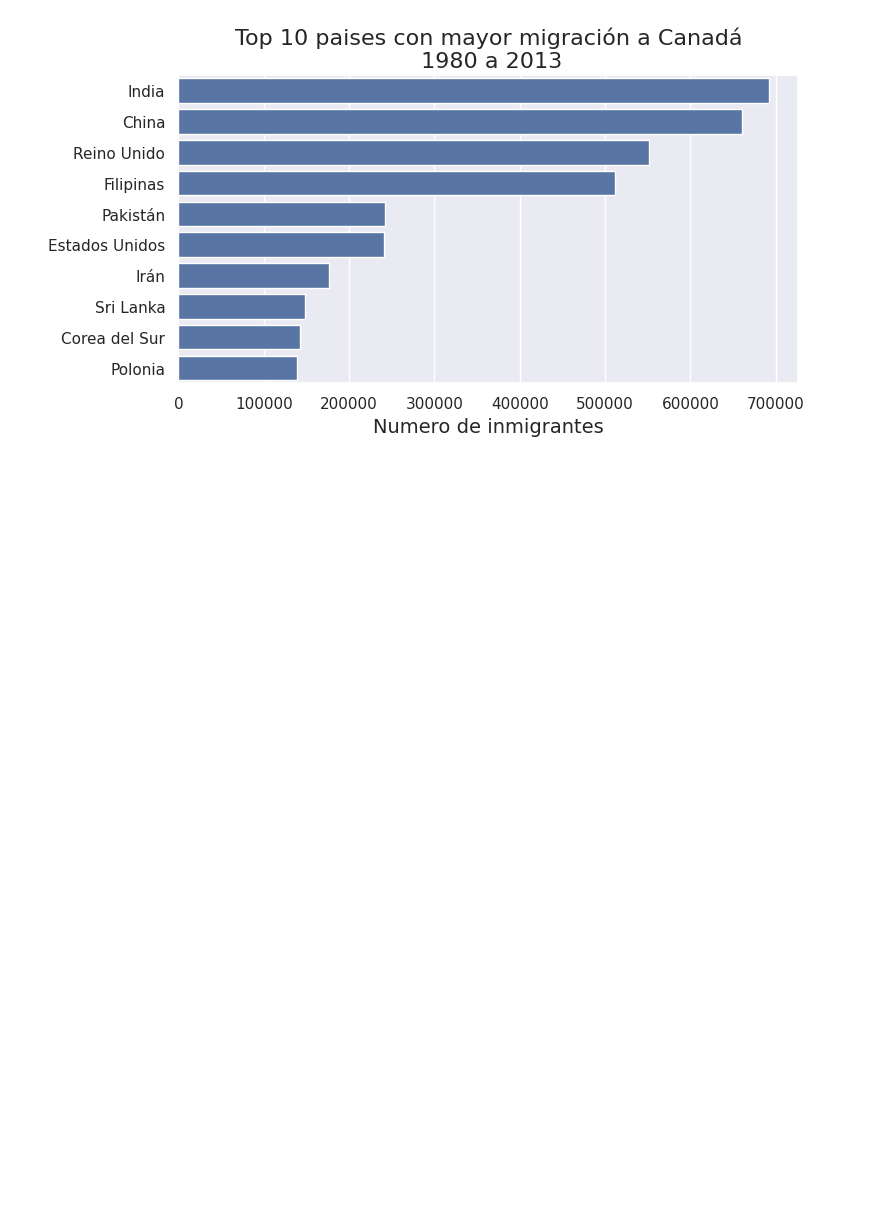
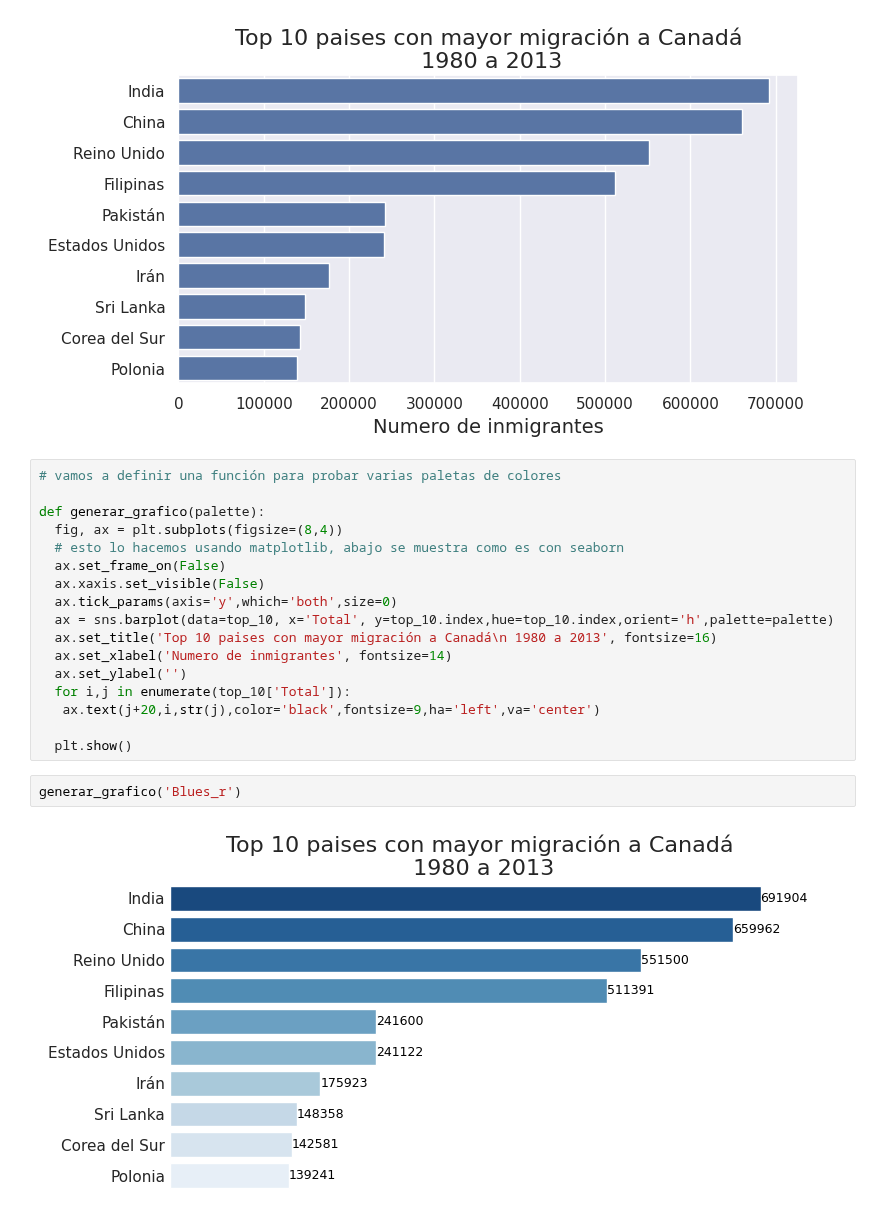
Before and after one commit to Monica-Restrepo/clases-programacion, a Jupyter notebook: Visualizacion_datos_python.ipynb, the cells around one changed output. Saved outputs shown, nothing was run; the diff lists cells and outputs as text; blank space fills up the shorter version.

```diff
--- a/Visualizacion_datos_python.ipynb
+++ b/Visualizacion_datos_python.ipynb
@@ -709,3 +709,24 @@ ax.set_ylabel('')
 plt.show()
 # %% [output]
 [figure]
+# %%
+# vamos a definir una función para probar varias paletas de colores
+
+def generar_grafico(palette):
+  fig, ax = plt.subplots(figsize=(8,4))
+  # esto lo hacemos usando matplotlib, abajo se muestra como es con seaborn
+  ax.set_frame_on(False)
+  ax.xaxis.set_visible(False)
+  ax.tick_params(axis='y',which='both',size=0)
+  ax = sns.barplot(data=top_10, x='Total', y=top_10.index,hue=top_10.index,orient='h',palette=palette)
+  ax.set_title('Top 10 paises con mayor migración a Canadá\n 1980 a 2013', fontsize=16)
+  ax.set_xlabel('Numero de inmigrantes', fontsize=14)
+  ax.set_ylabel('')
+  for i,j in enumerate(top_10['Total']):
+   ax.text(j+20,i,str(j),color='black',fontsize=9,ha='left',va='center')
+
+  plt.show()
+# %%
+generar_grafico('Blues_r')
+# %% [output]
+[figure, added]
```
Also changed, not shown: parts of 11 cells of this notebook.
